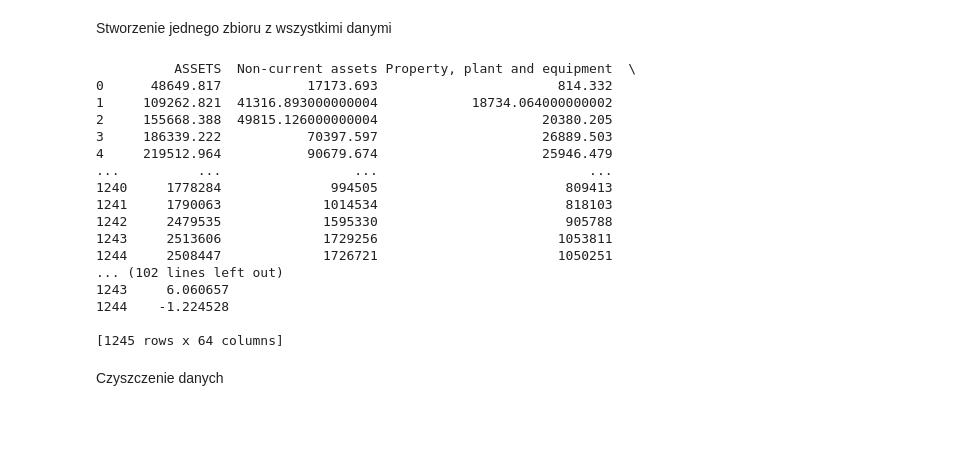
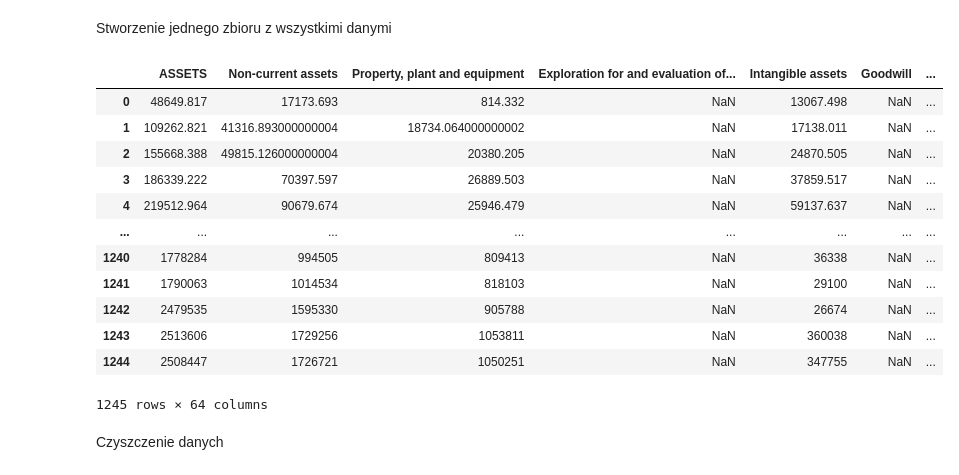
Before and after one commit to MehowBd/Evolutionary-optimization-of-the-capital-and-asset-structure, a Jupyter notebook: main.ipynb, the cells around one changed output. Cells and saved outputs as stored; diff of their text form; code cells hidden in the pictures; blank space fills up the shorter version.

```diff
--- a/main.ipynb
+++ b/main.ipynb
@@ -30,47 +68,42 @@ Stworzenie jednego zbioru z wszystkimi danymi
 # %%
 columns = ['ASSETS','Non-current assets','Property, plant and equipment','Exploration for and evaluation of mineral resources','Intangible assets','Goodwill','Investment property',
 'Right-of-use assets','Investment in affiliates','Non-current financial assets','Non-current loans and receivables','Deferred income tax','Non-current deferred charges and accruals',
 'Non-current derivative instruments','Other non-current assets','Current assets','Inventories','Current intangible assets',
 'Biological assets','Trade receivables','Loans and other receivables','Financial assets','Cash and cash equivalents','Accruals','Assets from current tax','Derivative instruments',
 'Other assets','Assets held for sale and discontinuing operations','Called up capital','Own shares','EQUITY & LIABILITIES','Equity shareholders of the parent','Share capital',
 'Called up share capital','Treasury shares','Supplementary capital','Valuation and exchange differences','Other capitals','Retained earnings / accumulated losses','Non-controlling interests',
 'Non-current liabilities','Non-current liabilities from derivatives','Non-current loans and borrowings','Non-current liabilities from bonds','Non-current liabilities from finance leases',
 'Non-current trade payables','Long-term provision for employee benefits','Deferred tax liabilities','Non-current provision','Other non-current liabilities','Non-current accruals (liability)',
 'Current liabilities','Liabilities from derivatives','Financial liabilities (loans and borrowings)','Bond liabilities','Liabilities from finance leases','Trade payables','Employee benefits',
 'Current tax liabilities','Provisions','Other liabilities','Accruals (liability)','Liabilities related to assets held for sale and discontinued operations', 'market_value']
 
 rows = []
 for company, years in balance_data.items():
     for year, market_data in years.items():
         new_row = {}
         for indicator, value in market_data.items():
             if indicator in columns:
                 new_row[indicator] = value
         if company in market_values.index and year in market_values.columns:
             new_row['market_value'] = market_values[year][company]
             rows.append(new_row)
 
-# TODO: zamienić dane o alokacji na procentowe zmiany!!!
 data = pd.DataFrame(rows, columns=columns)
-print(data)
+data
 # %% [output]
+|  | ASSETS | Non-current assets | Property, plant and equipment | Exploration for and evaluation of... | Intangible assets | Goodwill | ... |
+| 0 | 48649.817 | 17173.693 | 814.332 | NaN | 13067.498 | NaN | ... |
+| 1 | 109262.821 | 41316.893000000004 | 18734.064000000002 | NaN | 17138.011 | NaN | ... |
+| 2 | 155668.388 | 49815.126000000004 | 20380.205 | NaN | 24870.505 | NaN | ... |
+| 3 | 186339.222 | 70397.597 | 26889.503 | NaN | 37859.517 | NaN | ... |
+| 4 | 219512.964 | 90679.674 | 25946.479 | NaN | 59137.637 | NaN | ... |
+| ... | ... | ... | ... | ... | ... | ... | ... |
+| 1240 | 1778284 | 994505 | 809413 | NaN | 36338 | NaN | ... |
+| 1241 | 1790063 | 1014534 | 818103 | NaN | 29100 | NaN | ... |
+| 1242 | 2479535 | 1595330 | 905788 | NaN | 26674 | NaN | ... |
+| 1243 | 2513606 | 1729256 | 1053811 | NaN | 360038 | NaN | ... |
+| 1244 | 2508447 | 1726721 | 1050251 | NaN | 347755 | NaN | ... |
-          ASSETS  Non-current assets Property, plant and equipment  \
-0      48649.817           17173.693                       814.332
-1     109262.821  41316.893000000004            18734.064000000002
-2     155668.388  49815.126000000004                     20380.205
-3     186339.222           70397.597                     26889.503
-4     219512.964           90679.674                     25946.479
-...          ...                 ...                           ...
-1240     1778284              994505                        809413
-1241     1790063             1014534                        818103
-1242     2479535             1595330                        905788
-1243     2513606             1729256                       1053811
-1244     2508447             1726721                       1050251
-... (102 lines left out)
-1243     6.060657
-1244    -1.224528
-
-[1245 rows x 64 columns]
+1245 rows × 64 columns
 # %% [markdown]
 Czyszczenie danych
 # %%
```
Also changed, not shown: parts of 8 cells of this notebook.
